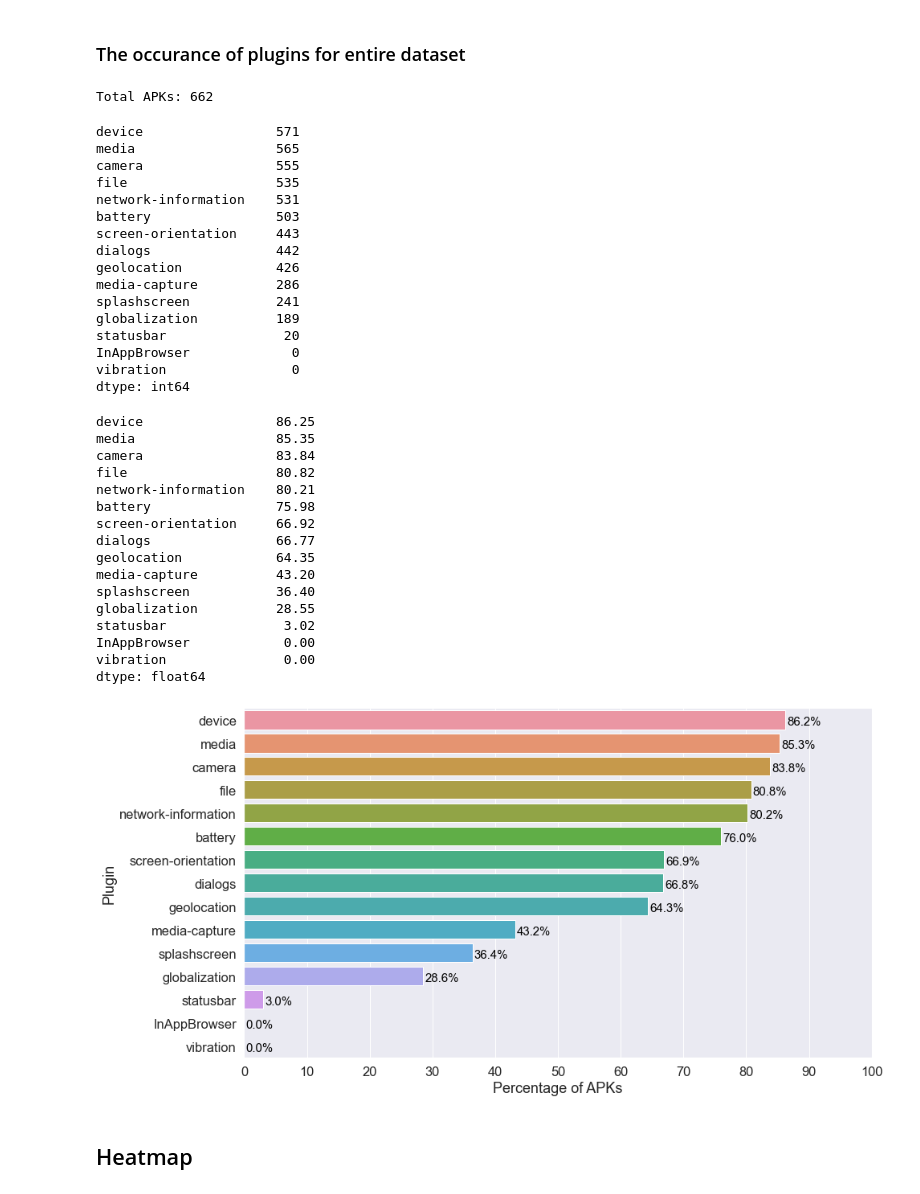
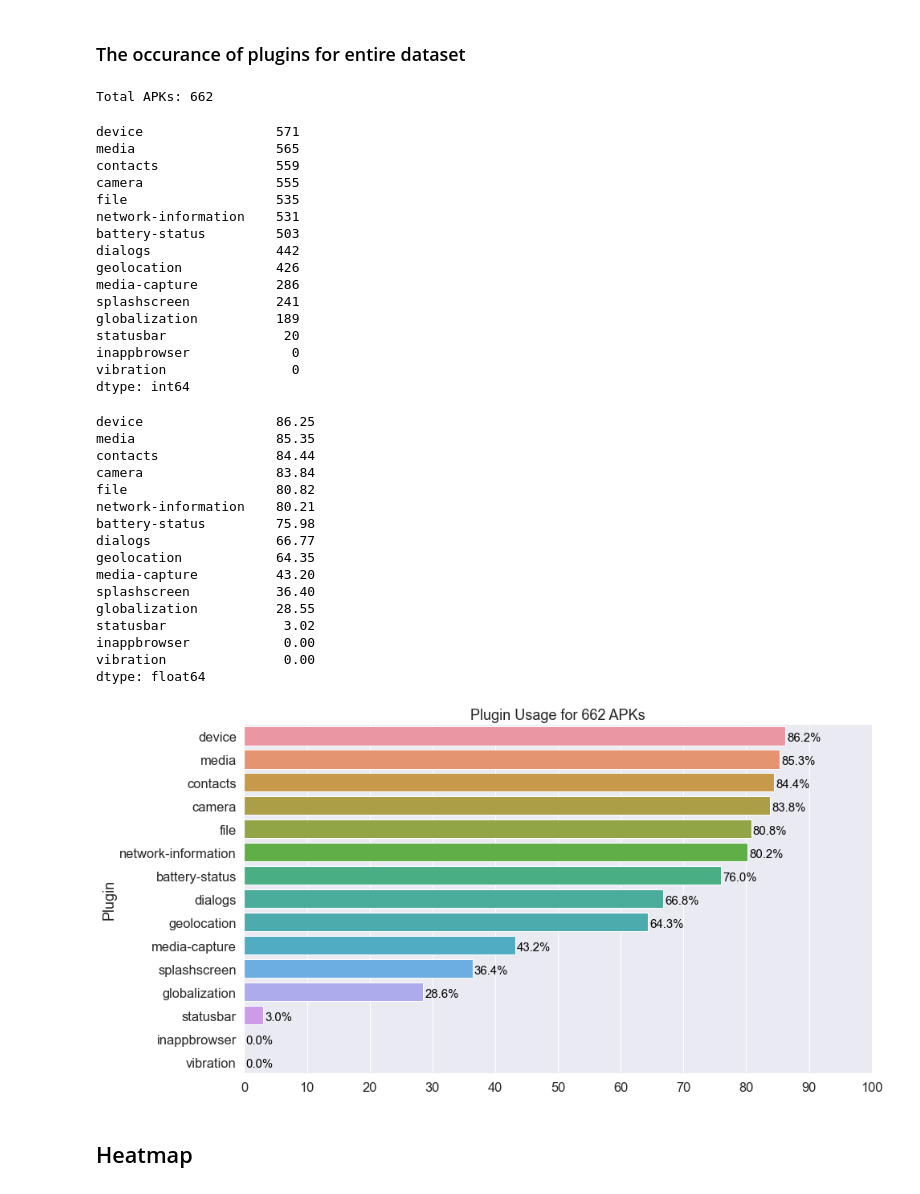
Before and after one commit to allensun623/Android-Security-Analysis, a Jupyter notebook: apk_analysis/data_analysis/cdv_plugins.ipynb, the cells around one changed output. Saved outputs shown, nothing was run; the diff lists cells and outputs as text; code cells hidden in the pictures.

Commit message:
plt title

```diff
--- a/apk_analysis/data_analysis/cdv_plugins.ipynb
+++ b/apk_analysis/data_analysis/cdv_plugins.ipynb
@@ -8,8 +8,8 @@ import seaborn as sns
 # %% [markdown]
 # Import Dataset
 # %%
-df_api = pd.read_csv("../db/cdv/cordova_APIs.csv")
-df_permission = pd.read_csv("../db/cdv/cordova_PERMISSIONs.csv")
+df_api = pd.read_csv("../db/cdv/cordova_API.csv")
+df_permission = pd.read_csv("../db/cdv/cordova_PERMISSION.csv")
 # df_feature = pd.read_csv("../db/fcordova/eatures.csv")
 # %%
 df_api.columns
@@ -95,18 +95,18 @@ df_cnt
 Total APKs: 662
 device                 571
 media                  565
+contacts               559
 camera                 555
 file                   535
 network-information    531
-battery                503
-screen-orientation     443
+battery-status         503
 dialogs                442
 geolocation            426
 media-capture          286
 splashscreen           241
 globalization          189
 statusbar               20
-InAppBrowser             0
+inappbrowser             0
 vibration                0
 dtype: int64
 # %%
@@ -116,41 +116,42 @@ df_pct
 # %% [output]
 device                 86.25
 media                  85.35
+contacts               84.44
 camera                 83.84
 file                   80.82
 network-information    80.21
-battery                75.98
-screen-orientation     66.92
+battery-status         75.98
 dialogs                66.77
 geolocation            64.35
 media-capture          43.20
 splashscreen           36.40
 globalization          28.55
 statusbar               3.02
-InAppBrowser            0.00
+inappbrowser            0.00
 vibration               0.00
 dtype: float64
 # %%
 plt.figure(figsize=(14, 8))
 sns.set(font_scale=1.5) # font size 2
 sns_pct = sns.barplot(x=df_pct.values, y=df_pct.index)
 # sns_pct.set_xticklabels(sns_pct.get_xticklabels(), rotation=45, horizontalalignment='right')
 sns_pct.set_xticks(range(0, 101, 10))
-plt.xlabel("Percentage of APKs")
+plt.xlabel("")
 plt.ylabel("Plugin")
+plt.title(f"Plugin Usage for {total_apk} APKs")
 for p in sns_pct.patches:
 #     print(p)
     sns_pct.annotate(
         "{:.1%}".format(p.get_width()/100),
         (p.get_width(), p.get_y() + p.get_height()),
         fontsize=15,
         color='black',
         xytext=(2, 5),
         textcoords='offset points')
 
 plt.show()
 # %% [output]
-[figure, old version]
+[figure, new version]
 # %% [markdown]
 ## Heatmap
 # %% [markdown]
```
Also changed, not shown: parts of 8 cells of this notebook.
